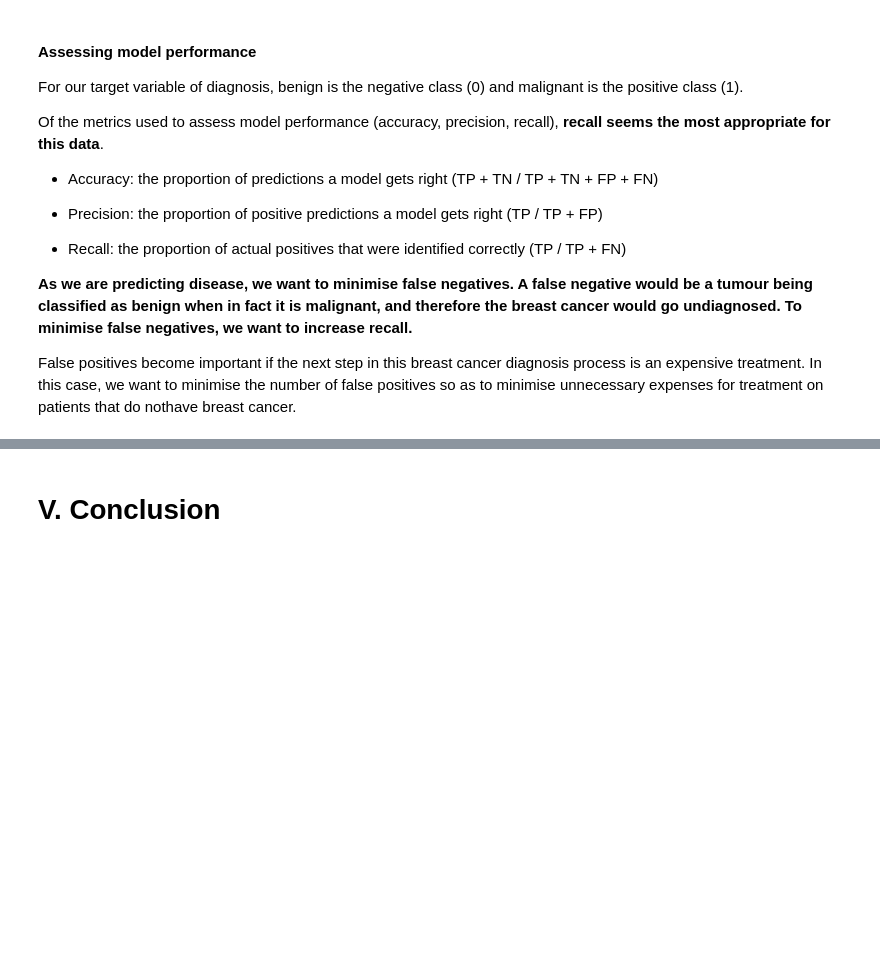
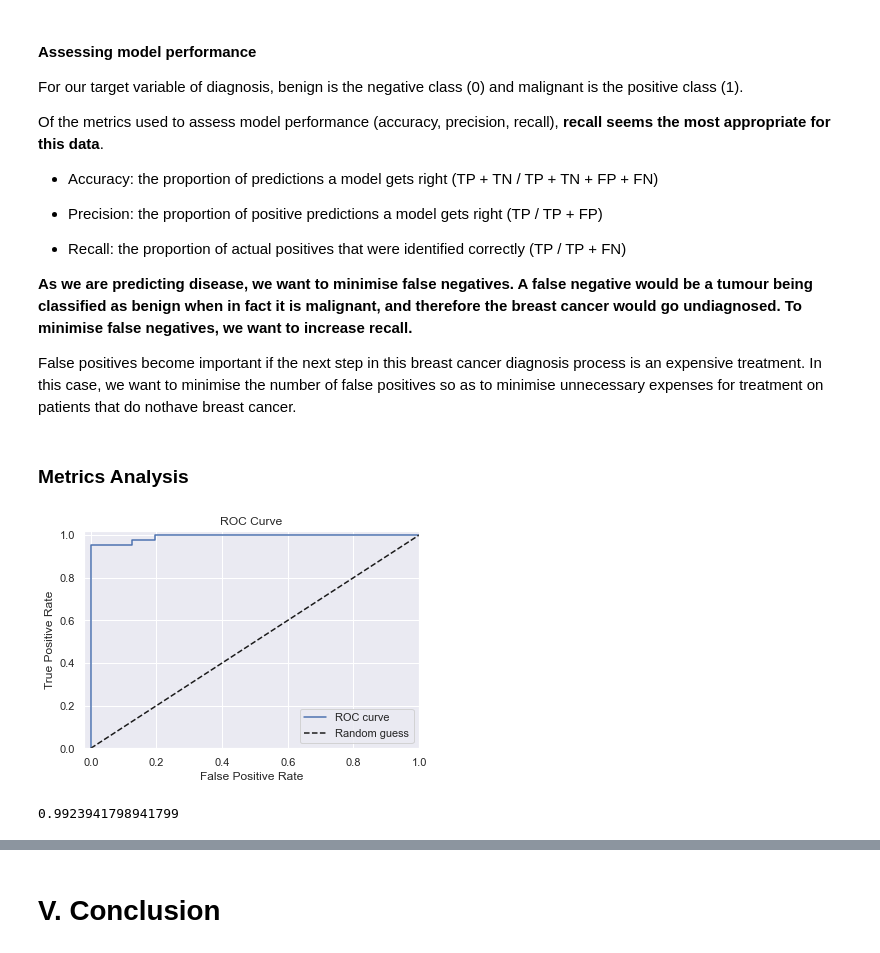
Before and after one commit to nidhisomaiya/NAGA, a Jupyter notebook: NAGA Master Notebook.ipynb, the cells around one changed output, grey strips where cells are left out. Cells and saved outputs as stored; diff of their text form; code cells hidden in the pictures; blank space fills up the shorter version.

```diff
--- a/NAGA Master Notebook.ipynb
+++ b/NAGA Master Notebook.ipynb
@@ -544,0 +686,27 @@ GridSearchCV(cv=5, error_score=nan,
+# %%
+from sklearn.ensemble import VotingClassifier
+
+clf1 = classifier_LR
+clf2 = classifier_RF1
+clf3 = classifier_LSVM
+eclf = VotingClassifier(estimators=[
+            ('lr', clf1), ('rf', clf2), ('svm', clf3)],
+            voting='soft')
+
+params = {'lr__C': [1.0, 100.0],
+        'rf__n_estimators': [20, 200]}
+
+grid = GridSearchCV(estimator=eclf, param_grid=params, cv=5)
+grid.fit(X_train, y_train)
+
+#Predict values based blending
+y_pred_acc_eclf = grid.predict(X_test)
+
+# New Model Evaluation metrics
+print('Accuracy Score : ' + str(accuracy_score(y_test,y_pred_acc_eclf)))
+print('Precision Score : ' + str(precision_score(y_test,y_pred_acc_eclf)))
+print('Recall Score : ' + str(recall_score(y_test,y_pred_acc_eclf)))
+print('F1 Score : ' + str(f1_score(y_test,y_pred_acc_eclf)))
+
+#Logistic Regression (Grid Search) Confusion matrix
+confusion_matrix(y_test,y_pred_acc_eclf)
@@ -558,3 +733,32 @@ Of the metrics used to assess model performance (accuracy, precision, recall), *
 **As we are predicting disease, we want to minimise false negatives. A false negative would be a tumour being classified as benign when in fact it is malignant, and therefore the breast cancer would go undiagnosed. To minimise false negatives, we want to increase recall.**
 
 False positives become important if the next step in this breast cancer diagnosis process is an expensive treatment. In this case, we want to minimise the number of false positives so as to minimise unnecessary expenses for treatment on patients that do nothave breast cancer.
+# %% [markdown]
+### Metrics Analysis
+# %%
+#How the Linear SVM would perform in real life (using test data)
+from sklearn.metrics import roc_curve
+import matplotlib.pyplot as plt
+%matplotlib inline
+
+y_pred_prob = grid.predict_proba(X_test)[:,1]
+
+fpr, tpr, thresholds = roc_curve(y_test, y_pred_prob)
+# create plot
+plt.plot(fpr, tpr, label='ROC curve')
+plt.plot([0, 1], [0, 1], 'k--', label='Random guess')
+_ = plt.xlabel('False Positive Rate')
+_ = plt.ylabel('True Positive Rate')
+_ = plt.title('ROC Curve')
+_ = plt.xlim([-0.02, 1])
+_ = plt.ylim([0, 1.02])
+_ = plt.legend(loc="lower right")
+# %% [output]
+[figure, added]
+# %%
+#ROC_AUC_SCORE
+from sklearn.metrics import roc_auc_score
+
+roc_auc_score(y_test, y_pred_prob)
+# %% [output]
+0.9923941798941799
```
Also changed, not shown: parts of 35 cells of this notebook.
